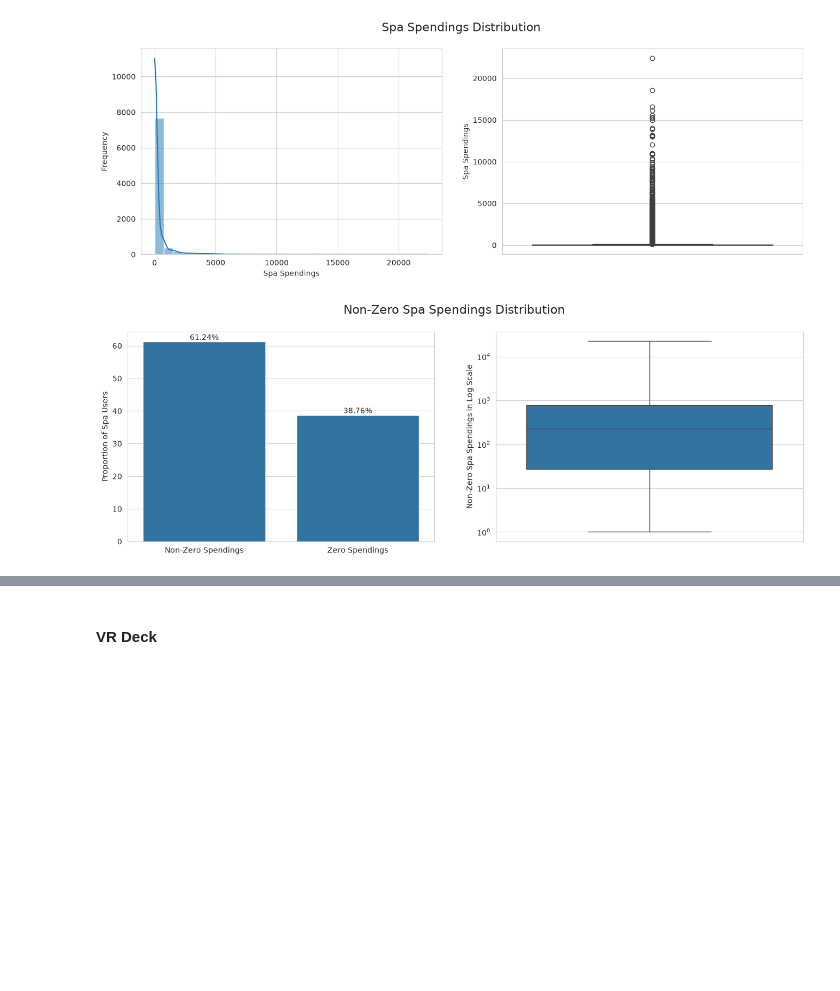
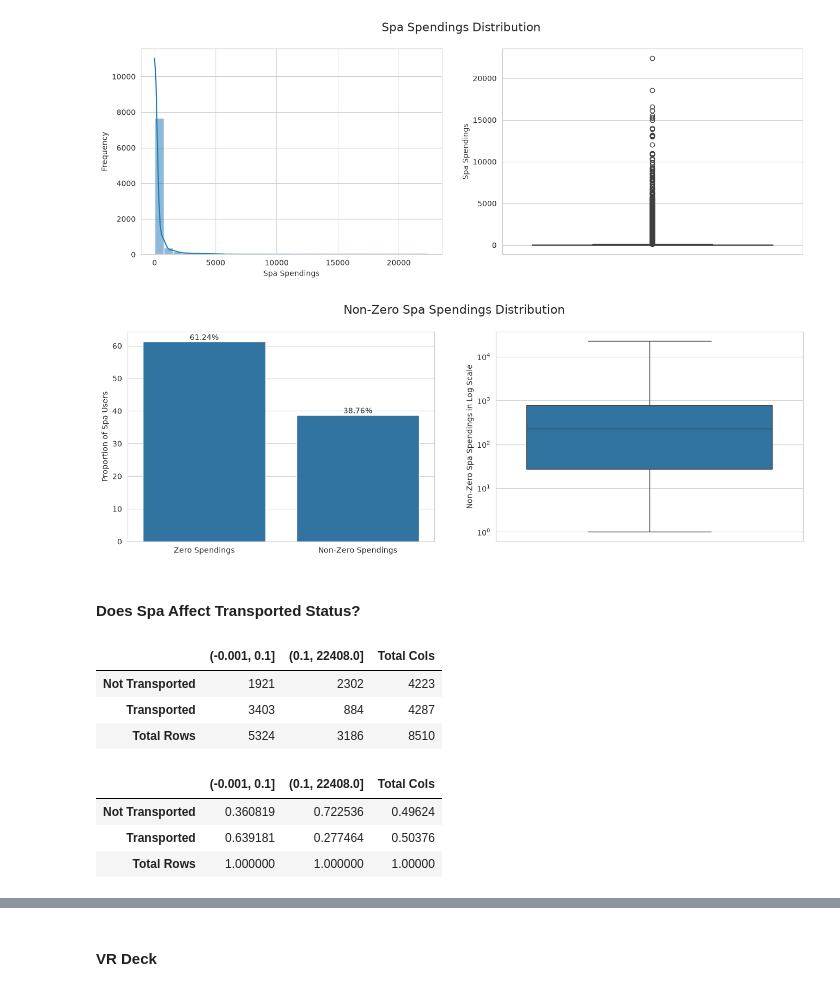
Before and after one commit to ash1ra/Spaceship-Titanic, a Jupyter notebook: Spaceship Titanic v3.ipynb, the cells around one changed output, grey strips where cells are left out. Saved outputs shown, nothing was run; the diff lists cells and outputs as text; code cells hidden in the pictures; blank space fills up the shorter version.

```diff
--- a/Spaceship Titanic v3.ipynb
+++ b/Spaceship Titanic v3.ipynb
@@ -730,18 +952,46 @@ plt.show()
 # %%
 fig, axes = plt.subplots(ncols=2, figsize=(16, 5))
 fig.suptitle("Non-Zero Spa Spendings Distribution", fontsize=16)
 
 spa_proportion = (df["Spa"] == 0).value_counts(normalize=True) * 100
-spa_proportion = spa_proportion.rename(index={False: "Zero Spendings", True: "Non-Zero Spendings"})
+spa_proportion = spa_proportion.rename(index={False: "Non-Zero Spendings", True: "Zero Spendings"})
 
 ax = sns.barplot(spa_proportion, ax=axes[0])
 ax.bar_label(ax.containers[0], fmt="%.2f%%")
 ax.set_ylabel("Proportion of Spa Users")
 ax.set_xlabel("")
 
 ax = sns.boxplot(df.query("Spa > 0")["Spa"], ax=axes[1], log_scale=True)
 ax.set_ylabel("Non-Zero Spa Spendings in Log Scale")
 
 plt.show()
 # %% [output]
-[figure, old version]
+[figure, new version]
+# %% [markdown]
+#### Does Spa Affect Transported Status?
+# %%
+spa_crosstab = pd.crosstab(index=df["Transported"], columns=pd.cut(df["Spa"], [0, 0.1, df["Spa"].max()], include_lowest=True), margins=True)
+spa_crosstab = spa_crosstab.rename(
+    index={
+        False: "Not Transported",
+        True: "Transported",
+        "All": "Total Rows",
+    },
+    columns={
+        "All": "Total Cols",
+    }
+).rename_axis(index=None, columns=None)
+spa_crosstab
+# %% [output]
+|  | (-0.001, 0.1] | (0.1, 22408.0] | Total Cols |
+| Not Transported | 1921 | 2302 | 4223 |
+| Transported | 3403 | 884 | 4287 |
+| Total Rows | 5324 | 3186 | 8510 |
+# %%
+spa_prob = spa_crosstab / spa_crosstab.loc["Total Rows"]
+spa_prob
+# %% [output]
+|  | (-0.001, 0.1] | (0.1, 22408.0] | Total Cols |
+| Not Transported | 0.360819 | 0.722536 | 0.49624 |
+| Transported | 0.639181 | 0.277464 | 0.50376 |
+| Total Rows | 1.000000 | 1.000000 | 1.00000 |
```
Also changed, not shown: parts of 62 cells of this notebook.
